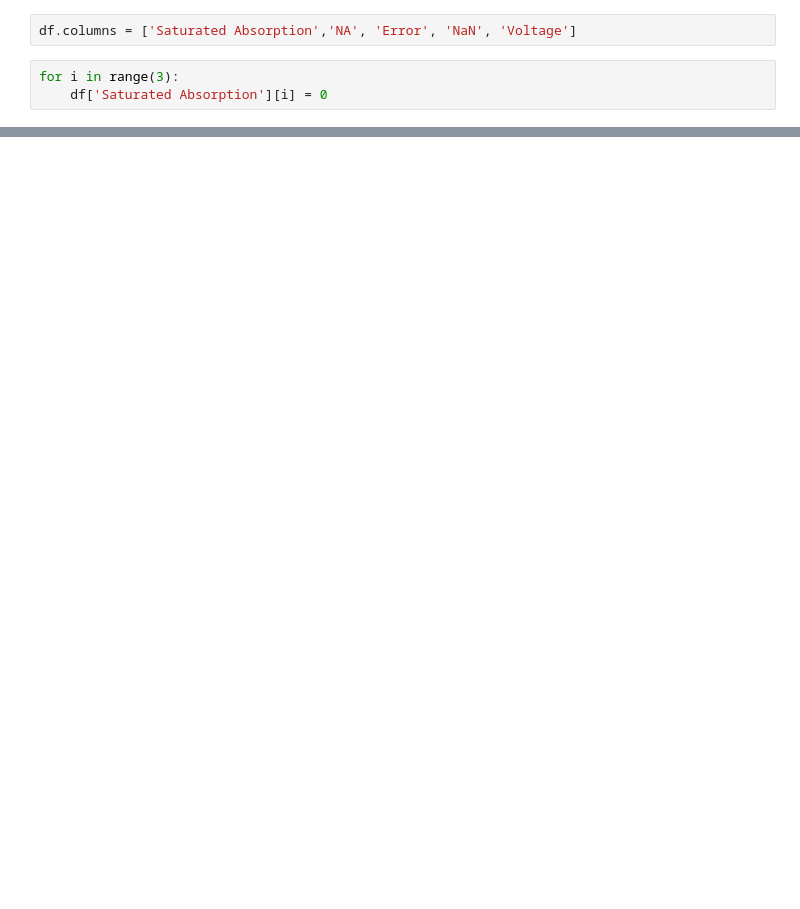
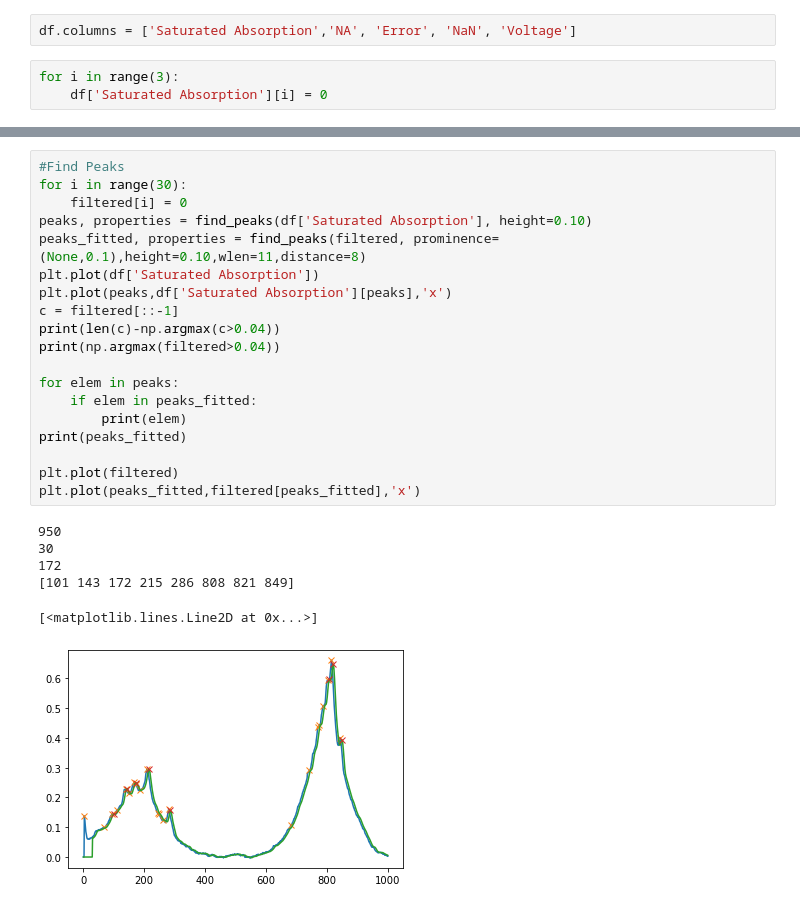
Before and after one commit to KGAtomTrapLab/AtomTrapLab_auto, a Jupyter notebook: peak_detection.ipynb, the cells around one changed output, grey strips where cells are left out. Cells and saved outputs as stored; diff of their text form; blank space fills up the shorter version.

```diff
--- a/peak_detection.ipynb
+++ b/peak_detection.ipynb
@@ -14,0 +37,26 @@ for i in range(3):
+# %%
+#Find Peaks
+for i in range(30):
+    filtered[i] = 0
+peaks, properties = find_peaks(df['Saturated Absorption'], height=0.10)
+peaks_fitted, properties = find_peaks(filtered, prominence=(None,0.1),height=0.10,wlen=11,distance=8)
+plt.plot(df['Saturated Absorption'])
+plt.plot(peaks,df['Saturated Absorption'][peaks],'x')
+c = filtered[::-1]
+print(len(c)-np.argmax(c>0.04))
+print(np.argmax(filtered>0.04))
+
+for elem in peaks:
+    if elem in peaks_fitted:
+        print(elem)
+print(peaks_fitted)
+
+plt.plot(filtered)
+plt.plot(peaks_fitted,filtered[peaks_fitted],'x')
+# %% [output]
+950
+30
+172
+[101 143 172 215 286 808 821 849]
+[<matplotlib.lines.Line2D at 0x...>]
+[figure, added]
```
Also changed, not shown: parts of 11 cells of this notebook, 1 other file.
